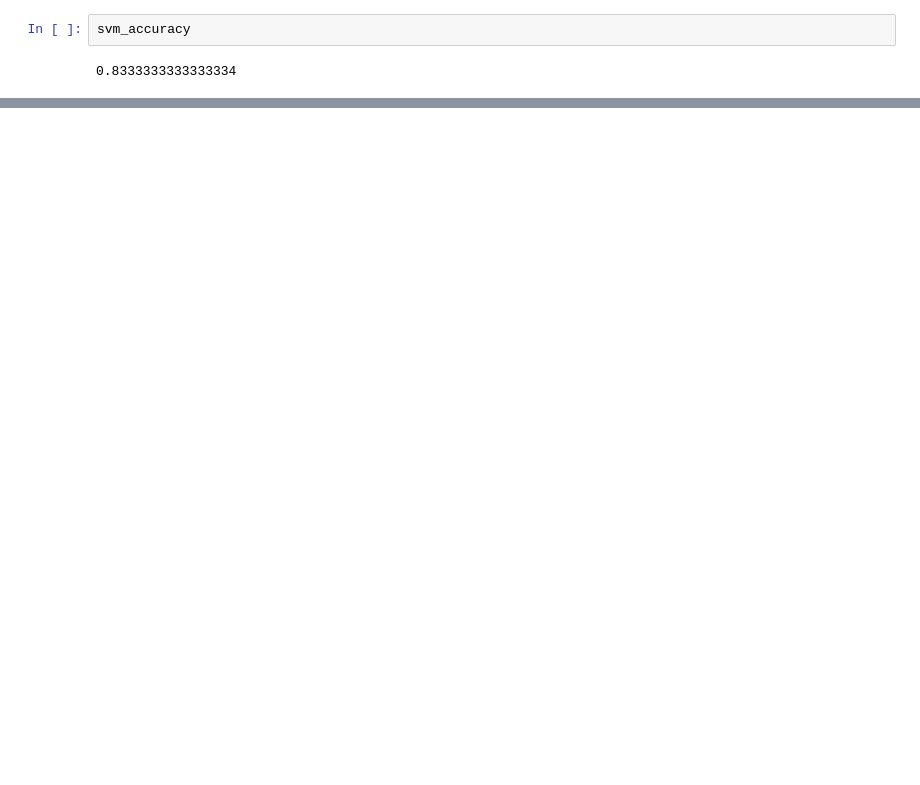
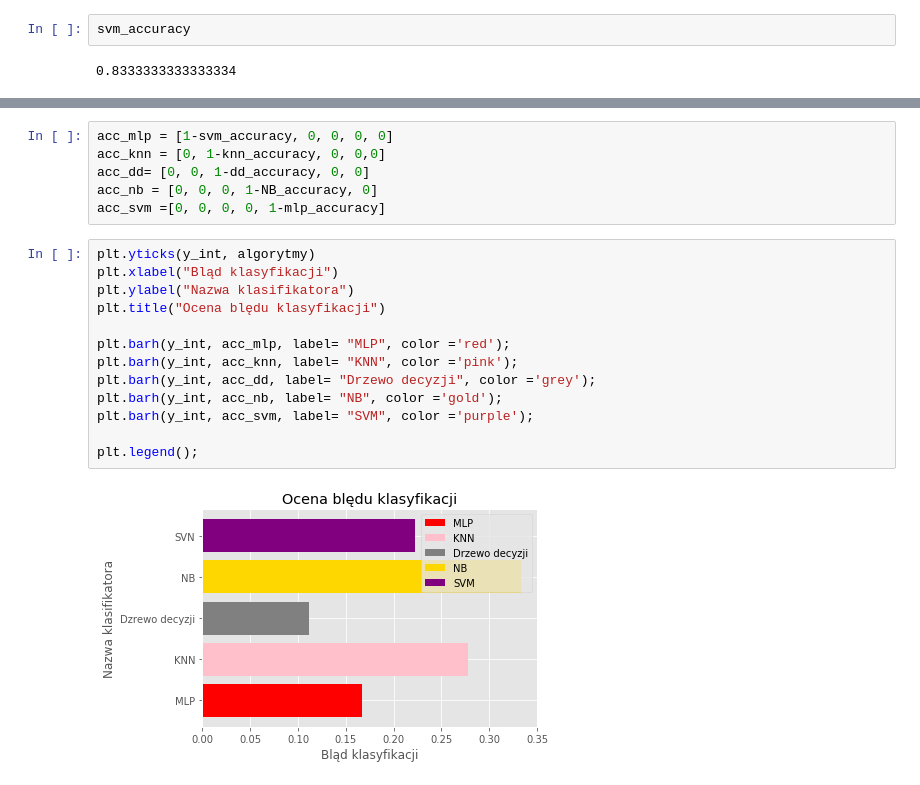
Before and after one commit to Khrystyna1/Classification_python, a Jupyter notebook: Classification_ImmunotherapyDataset.ipynb, the cells around one changed output, grey strips where cells are left out. Saved outputs shown, nothing was run; the diff lists cells and outputs as text; blank space fills up the shorter version.

```diff
--- a/Classification_ImmunotherapyDataset.ipynb
+++ b/Classification_ImmunotherapyDataset.ipynb
@@ -212,0 +264,21 @@ plt.legend();
+# %%
+acc_mlp = [1-svm_accuracy, 0, 0, 0, 0]
+acc_knn = [0, 1-knn_accuracy, 0, 0,0]
+acc_dd= [0, 0, 1-dd_accuracy, 0, 0]
+acc_nb = [0, 0, 0, 1-NB_accuracy, 0]
+acc_svm =[0, 0, 0, 0, 1-mlp_accuracy]
+# %%
+plt.yticks(y_int, algorytmy)
+plt.xlabel("Bląd klasyfikacji")
+plt.ylabel("Nazwa klasifikatora")
+plt.title("Ocena blędu klasyfikacji")
+
+plt.barh(y_int, acc_mlp, label= "MLP", color ='red');
+plt.barh(y_int, acc_knn, label= "KNN", color ='pink');
+plt.barh(y_int, acc_dd, label= "Drzewo decyzji", color ='grey');
+plt.barh(y_int, acc_nb, label= "NB", color ='gold');
+plt.barh(y_int, acc_svm, label= "SVM", color ='purple');
+
+plt.legend();
+# %% [output]
+[figure, added]
```
Also changed, not shown: parts of 35 cells of this notebook, 1 other file.
